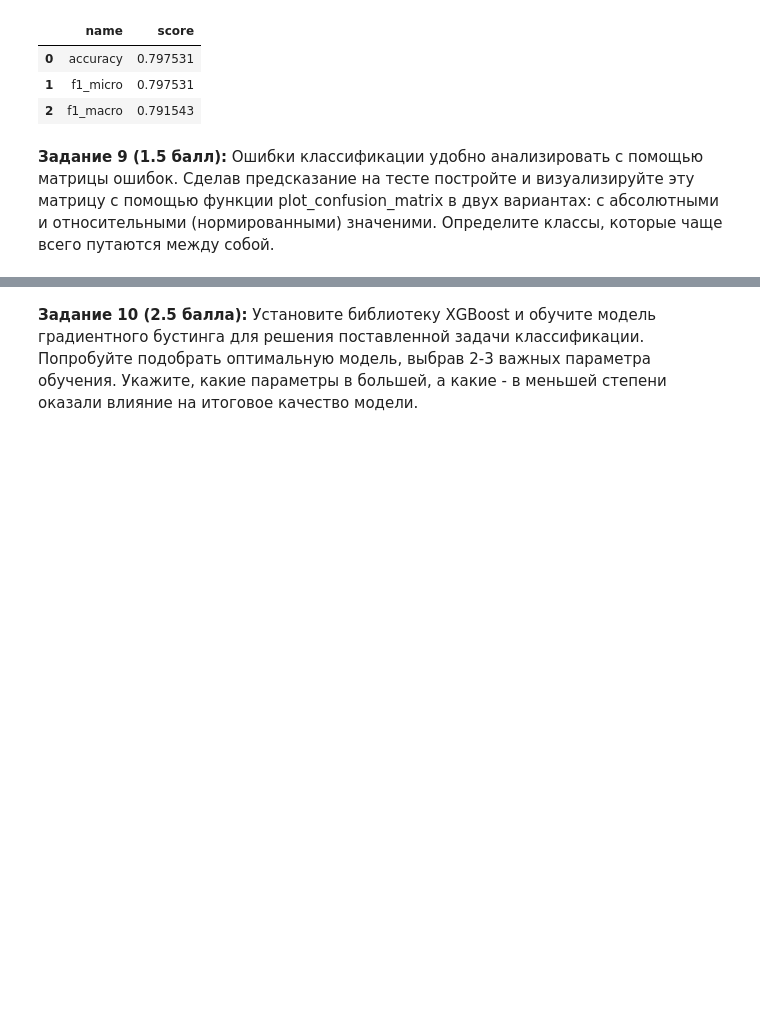
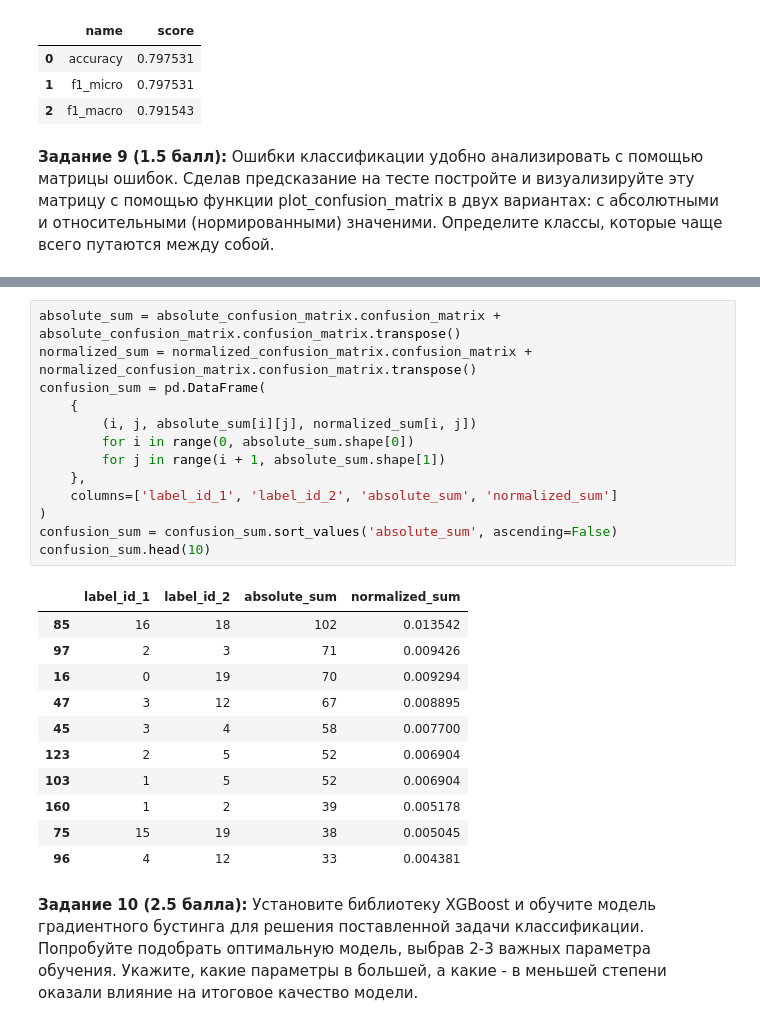
Before and after one commit to Laiser399/10s-Python-MLLabs, a Jupyter notebook: 03-data-ml.ipynb, the cells around one changed output, grey strips where cells are left out. Drawn from its saved outputs; the diff is of its cells as text; blank space fills up the shorter version.

```diff
--- a/03-data-ml.ipynb
+++ b/03-data-ml.ipynb
@@ -466,3 +474,28 @@ def task_9():
+# %%
+absolute_sum = absolute_confusion_matrix.confusion_matrix + absolute_confusion_matrix.confusion_matrix.transpose()
+normalized_sum = normalized_confusion_matrix.confusion_matrix + normalized_confusion_matrix.confusion_matrix.transpose()
+confusion_sum = pd.DataFrame(
+    {
+        (i, j, absolute_sum[i][j], normalized_sum[i, j])
+        for i in range(0, absolute_sum.shape[0])
+        for j in range(i + 1, absolute_sum.shape[1])
+    },
+    columns=['label_id_1', 'label_id_2', 'absolute_sum', 'normalized_sum']
+)
+confusion_sum = confusion_sum.sort_values('absolute_sum', ascending=False)
+confusion_sum.head(10)
+# %% [output]
+|  | label_id_1 | label_id_2 | absolute_sum | normalized_sum |
+| 85 | 16 | 18 | 102 | 0.013542 |
+| 97 | 2 | 3 | 71 | 0.009426 |
+| 16 | 0 | 19 | 70 | 0.009294 |
+| 47 | 3 | 12 | 67 | 0.008895 |
+| 45 | 3 | 4 | 58 | 0.007700 |
+| 123 | 2 | 5 | 52 | 0.006904 |
+| 103 | 1 | 5 | 52 | 0.006904 |
+| 160 | 1 | 2 | 39 | 0.005178 |
+| 75 | 15 | 19 | 38 | 0.005045 |
+| 96 | 4 | 12 | 33 | 0.004381 |
 # %% [markdown]
 __Задание 10 (2.5 балла):__ Установите библиотеку XGBoost и обучите модель градиентного бустинга для решения поставленной задачи классификации. Попробуйте подобрать оптимальную модель, выбрав 2-3 важных параметра обучения. Укажите, какие параметры в большей, а какие - в меньшей степени оказали влияние на итоговое качество модели.
 # %%
```
Also changed, not shown: parts of 4 cells of this notebook.
